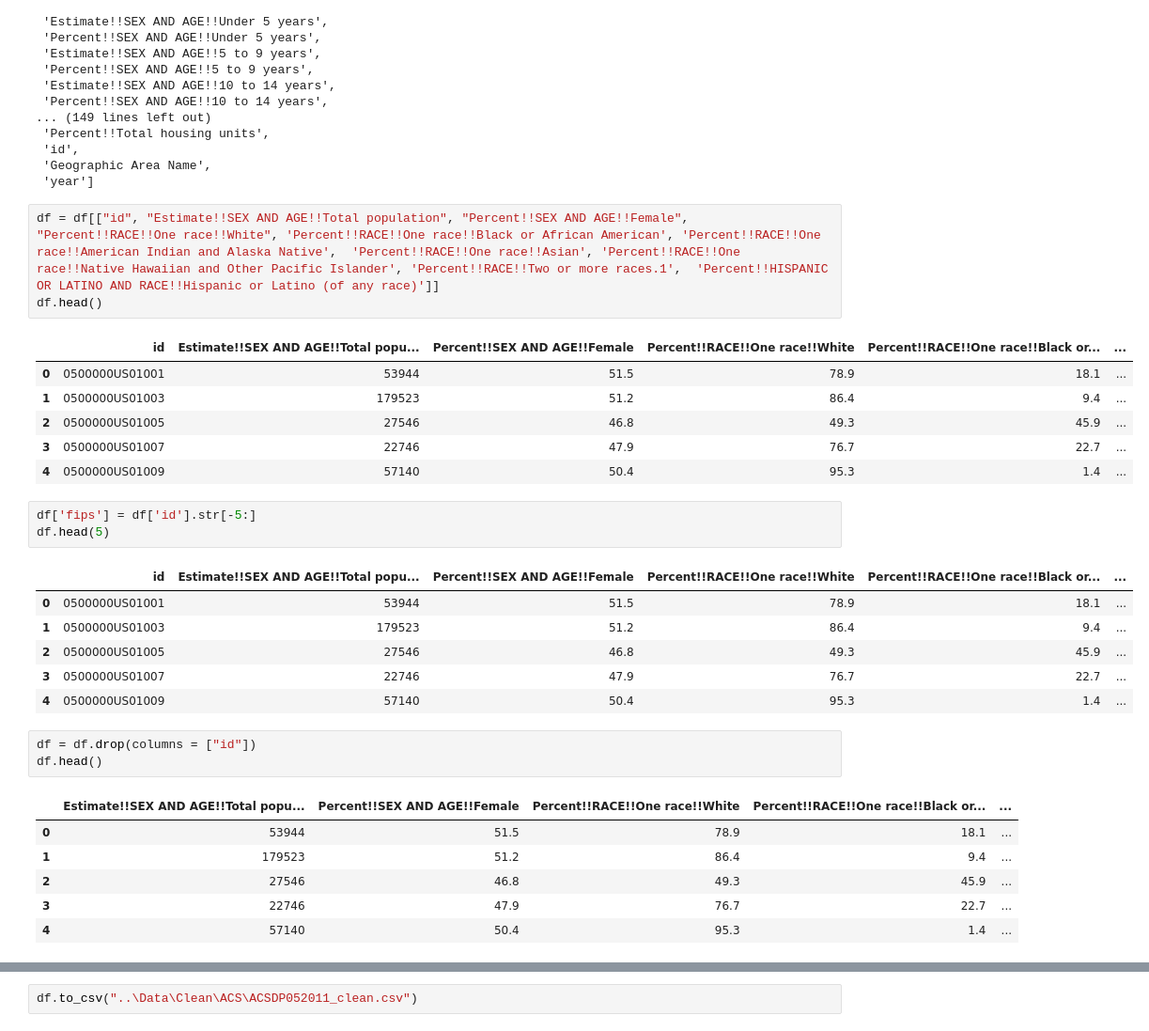
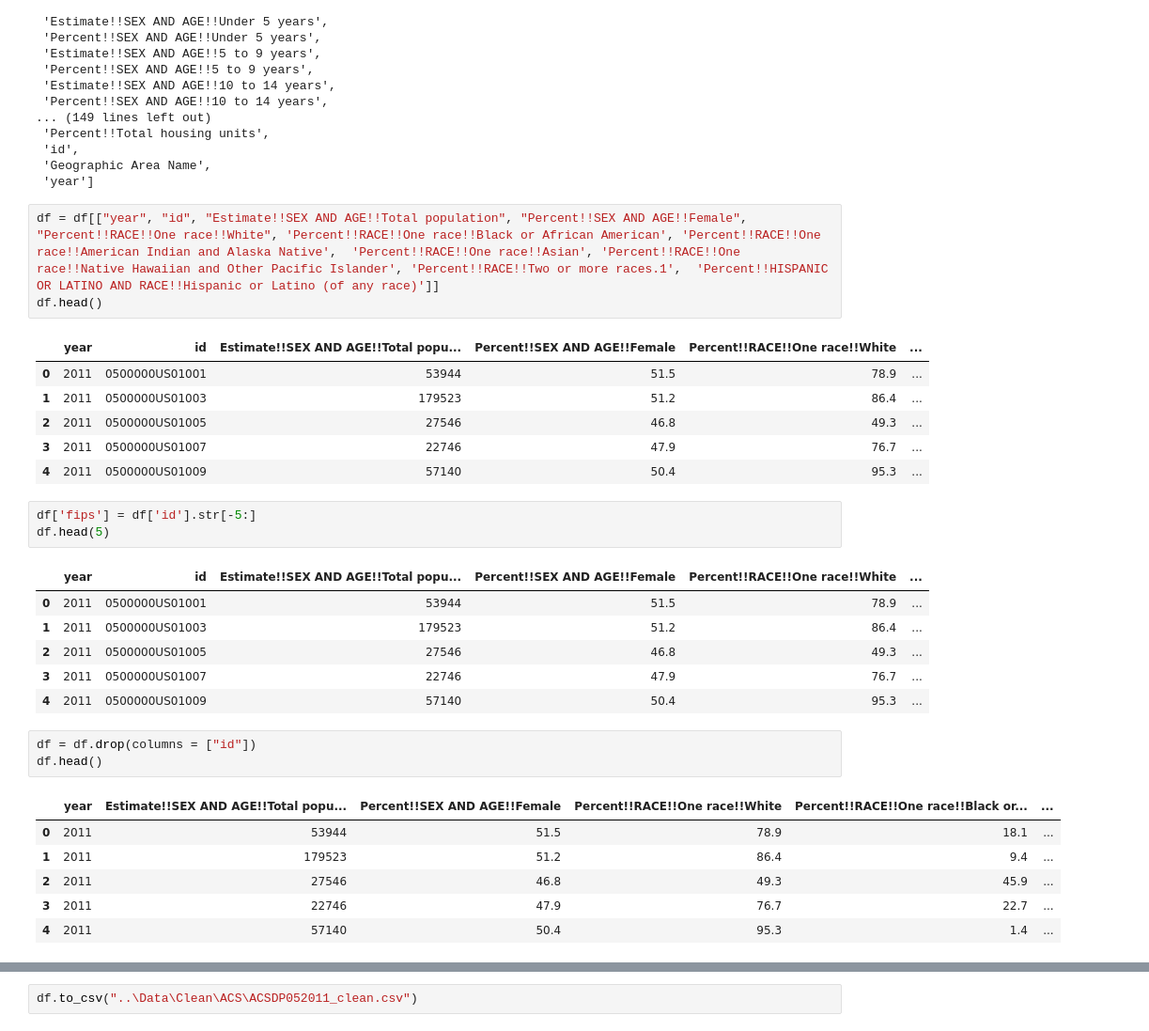
Before and after one commit to JayRPhilbrick/bdsi22dataminingsti, a Jupyter notebook: Notebooks/acs_dp05_cleaning_2011_redo.ipynb, the cells around one changed output, grey strips where cells are left out. Shown at 94% size. Drawn from its saved outputs; the diff is of its cells as text.

Commit message:
Added year to new DP05 data

```diff
--- a/Notebooks/acs_dp05_cleaning_2011_redo.ipynb
+++ b/Notebooks/acs_dp05_cleaning_2011_redo.ipynb
@@ -102,35 +102,35 @@ list(df.columns)
  'Geographic Area Name',
  'year']
 # %%
-df = df[["id", "Estimate!!SEX AND AGE!!Total population", "Percent!!SEX AND AGE!!Female", "Percent!!RACE!!One race!!White", 'Percent!!RACE!!One race!!Black or African American', 'Percent!!RACE!!One race!!American Indian and Alaska Native',  'Percent!!RACE!!One race!!Asian', 'Percent!!RACE!!One race!!Native Hawaiian and Other Pacific Islander', 'Percent!!RACE!!Two or more races.1',  'Percent!!HISPANIC OR LATINO AND RACE!!Hispanic or Latino (of any race)']]
+df = df[["year", "id", "Estimate!!SEX AND AGE!!Total population", "Percent!!SEX AND AGE!!Female", "Percent!!RACE!!One race!!White", 'Percent!!RACE!!One race!!Black or African American', 'Percent!!RACE!!One race!!American Indian and Alaska Native',  'Percent!!RACE!!One race!!Asian', 'Percent!!RACE!!One race!!Native Hawaiian and Other Pacific Islander', 'Percent!!RACE!!Two or more races.1',  'Percent!!HISPANIC OR LATINO AND RACE!!Hispanic or Latino (of any race)']]
 df.head()
 # %% [output]
-|  | id | Estimate!!SEX AND AGE!!Total popu... | Percent!!SEX AND AGE!!Female | Percent!!RACE!!One race!!White | Percent!!RACE!!One race!!Black or... | ... |
-| 0 | 0500000US01001 | 53944 | 51.5 | 78.9 | 18.1 | ... |
-| 1 | 0500000US01003 | 179523 | 51.2 | 86.4 | 9.4 | ... |
-| 2 | 0500000US01005 | 27546 | 46.8 | 49.3 | 45.9 | ... |
-| 3 | 0500000US01007 | 22746 | 47.9 | 76.7 | 22.7 | ... |
-| 4 | 0500000US01009 | 57140 | 50.4 | 95.3 | 1.4 | ... |
+|  | year | id | Estimate!!SEX AND AGE!!Total popu... | Percent!!SEX AND AGE!!Female | Percent!!RACE!!One race!!White | ... |
+| 0 | 2011 | 0500000US01001 | 53944 | 51.5 | 78.9 | ... |
+| 1 | 2011 | 0500000US01003 | 179523 | 51.2 | 86.4 | ... |
+| 2 | 2011 | 0500000US01005 | 27546 | 46.8 | 49.3 | ... |
+| 3 | 2011 | 0500000US01007 | 22746 | 47.9 | 76.7 | ... |
+| 4 | 2011 | 0500000US01009 | 57140 | 50.4 | 95.3 | ... |
 # %%
 df['fips'] = df['id'].str[-5:]
 df.head(5)
 # %% [output]
-|  | id | Estimate!!SEX AND AGE!!Total popu... | Percent!!SEX AND AGE!!Female | Percent!!RACE!!One race!!White | Percent!!RACE!!One race!!Black or... | ... |
-| 0 | 0500000US01001 | 53944 | 51.5 | 78.9 | 18.1 | ... |
-| 1 | 0500000US01003 | 179523 | 51.2 | 86.4 | 9.4 | ... |
-| 2 | 0500000US01005 | 27546 | 46.8 | 49.3 | 45.9 | ... |
-| 3 | 0500000US01007 | 22746 | 47.9 | 76.7 | 22.7 | ... |
-| 4 | 0500000US01009 | 57140 | 50.4 | 95.3 | 1.4 | ... |
+|  | year | id | Estimate!!SEX AND AGE!!Total popu... | Percent!!SEX AND AGE!!Female | Percent!!RACE!!One race!!White | ... |
+| 0 | 2011 | 0500000US01001 | 53944 | 51.5 | 78.9 | ... |
+| 1 | 2011 | 0500000US01003 | 179523 | 51.2 | 86.4 | ... |
+| 2 | 2011 | 0500000US01005 | 27546 | 46.8 | 49.3 | ... |
+| 3 | 2011 | 0500000US01007 | 22746 | 47.9 | 76.7 | ... |
+| 4 | 2011 | 0500000US01009 | 57140 | 50.4 | 95.3 | ... |
 # %%
 df = df.drop(columns = ["id"])
 df.head()
 # %% [output]
-|  | Estimate!!SEX AND AGE!!Total popu... | Percent!!SEX AND AGE!!Female | Percent!!RACE!!One race!!White | Percent!!RACE!!One race!!Black or... | ... |
-| 0 | 53944 | 51.5 | 78.9 | 18.1 | ... |
-| 1 | 179523 | 51.2 | 86.4 | 9.4 | ... |
-| 2 | 27546 | 46.8 | 49.3 | 45.9 | ... |
-| 3 | 22746 | 47.9 | 76.7 | 22.7 | ... |
-| 4 | 57140 | 50.4 | 95.3 | 1.4 | ... |
+|  | year | Estimate!!SEX AND AGE!!Total popu... | Percent!!SEX AND AGE!!Female | Percent!!RACE!!One race!!White | Percent!!RACE!!One race!!Black or... | ... |
+| 0 | 2011 | 53944 | 51.5 | 78.9 | 18.1 | ... |
+| 1 | 2011 | 179523 | 51.2 | 86.4 | 9.4 | ... |
+| 2 | 2011 | 27546 | 46.8 | 49.3 | 45.9 | ... |
+| 3 | 2011 | 22746 | 47.9 | 76.7 | 22.7 | ... |
+| 4 | 2011 | 57140 | 50.4 | 95.3 | 1.4 | ... |
 # %%
 df = df.rename(columns={'Estimate!!SEX AND AGE!!Total population':'total_pop', 'Percent!!SEX AND AGE!!Female':'pct_female', 'Percent!!RACE!!One race!!White':'pct_white', "Percent!!RACE!!One race!!Black or African American":"pct_black", "Percent!!RACE!!One race!!American Indian and Alaska Native":"pct_native_american", "Percent!!RACE!!One race!!Asian":"pct_asian", "Percent!!RACE!!One race!!Native Hawaiian and Other Pacific Islander":"pct_native_hawaiian_pacific_islander", "Percent!!RACE!!Two or more races.1":"pct_two_or_more_races", "Percent!!HISPANIC OR LATINO AND RACE!!Hispanic or Latino (of any race)":"pct_hispanic"})
 df.head()
```
Also changed, not shown: parts of 1 cell of this notebook, 14 other files.
